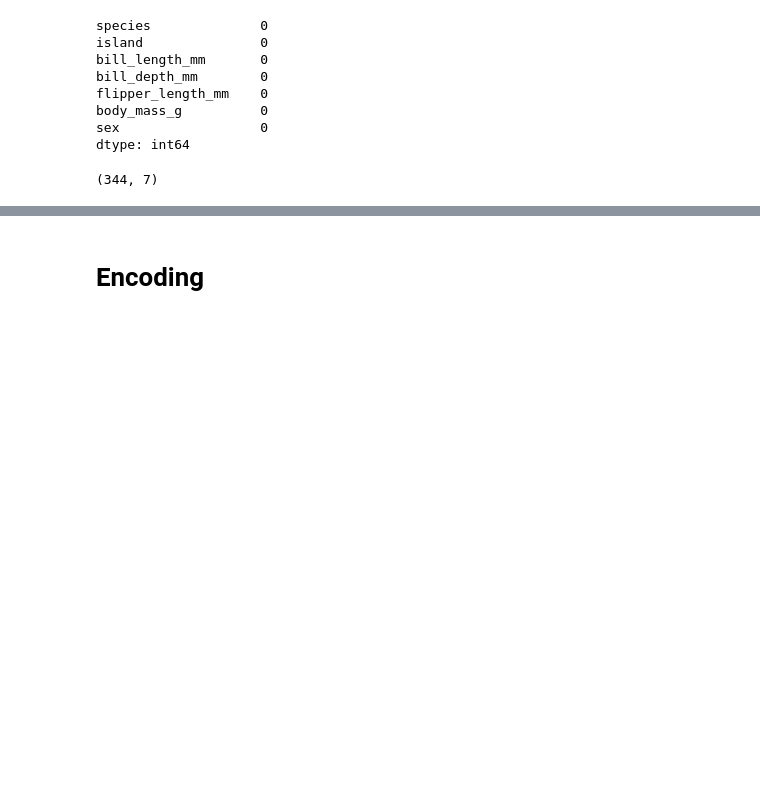
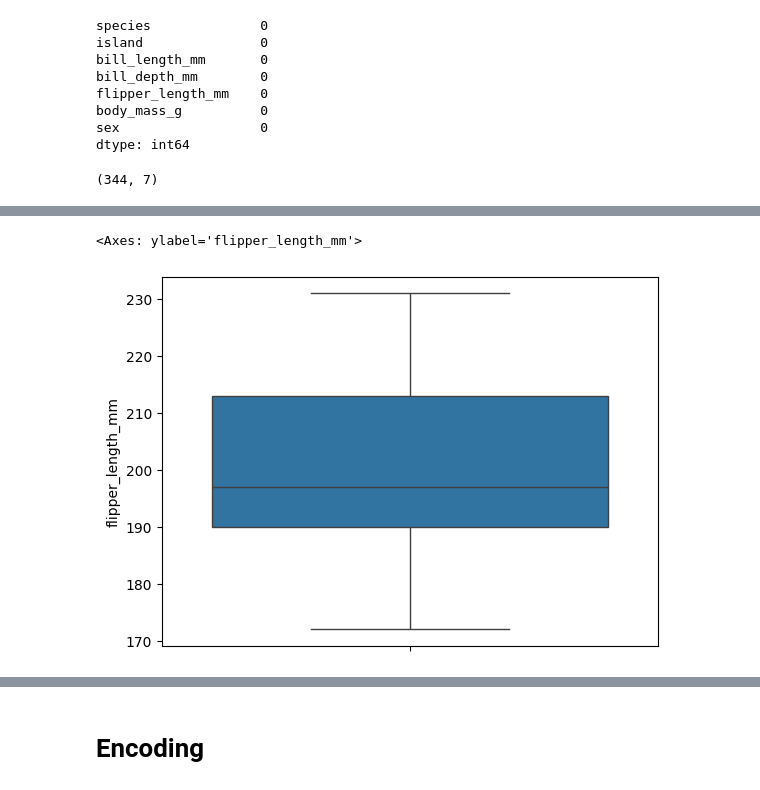
Before and after one commit to Bikram213/penguins_dataset_EDA., a Jupyter notebook: penguins_dataset_EDA.ipynb, the cells around one changed output, grey strips where cells are left out. Saved outputs shown, nothing was run; the diff lists cells and outputs as text; code cells hidden in the pictures; blank space fills up the shorter version.

```diff
--- a/penguins_dataset_EDA.ipynb
+++ b/penguins_dataset_EDA.ipynb
@@ -225,0 +225,5 @@ df1.head()
+# %%
+sns.boxplot(df['flipper_length_mm'])
+# %% [output]
+<Axes: ylabel='flipper_length_mm'>
+[figure, added]
```
Also changed, not shown: parts of 43 cells of this notebook.
